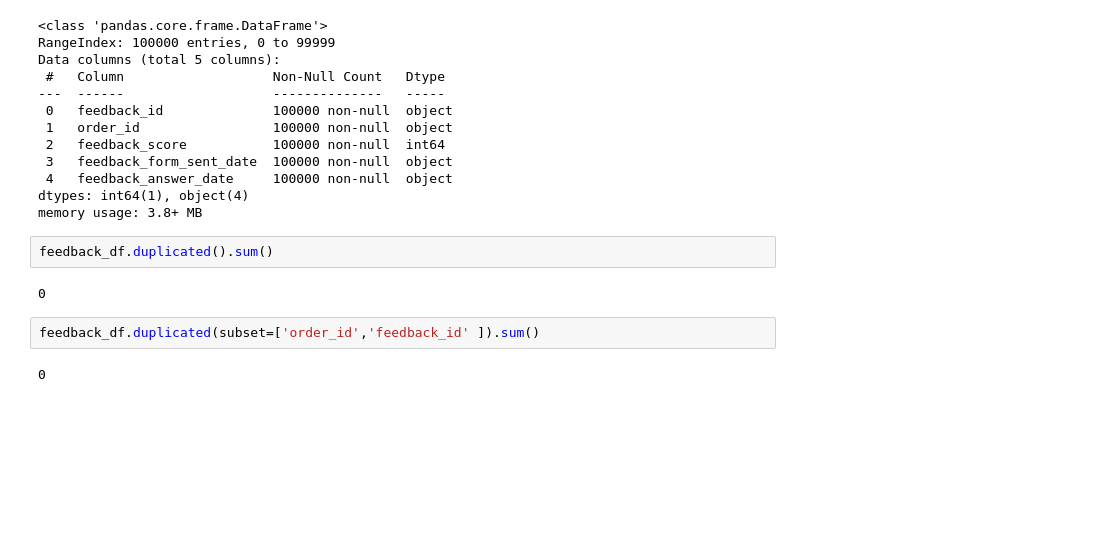
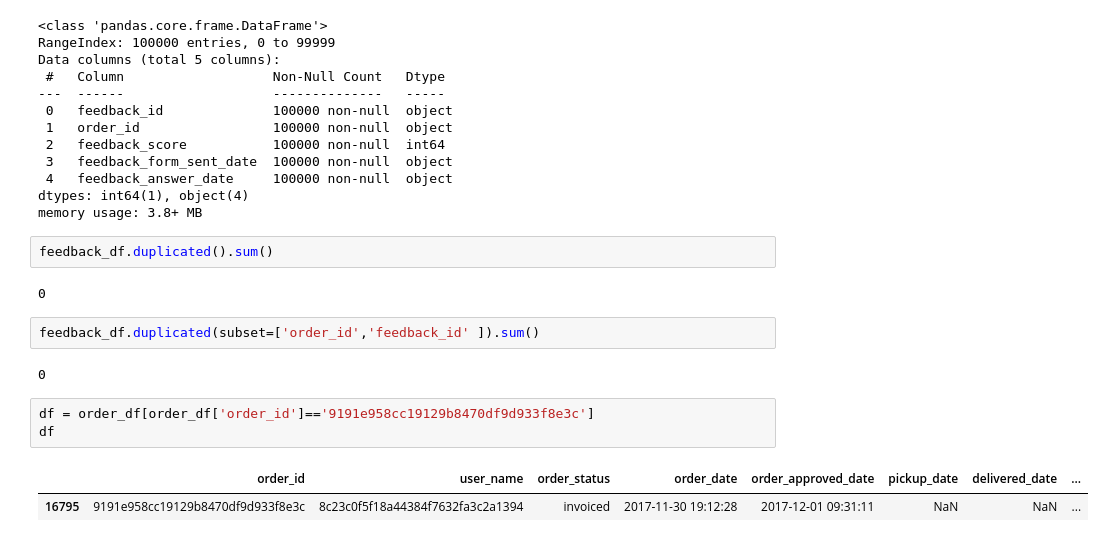
Before and after one commit to AhmedMoFareed/ecommerce-data-warehouse, a Jupyter notebook: data_wrangling_and_cleaning.ipynb, the cells around one changed output. Drawn from its saved outputs; the diff is of its cells as text; blank space fills up the shorter version.

```diff
--- a/data_wrangling_and_cleaning.ipynb
+++ b/data_wrangling_and_cleaning.ipynb
@@ -349,3 +351,9 @@ feedback_df.duplicated().sum()
 feedback_df.duplicated(subset=['order_id','feedback_id' ]).sum()
 # %% [output]
 0
+# %%
+df = order_df[order_df['order_id']=='9191e958cc19129b8470df9d933f8e3c']
+df
+# %% [output]
+|  | order_id | user_name | order_status | order_date | order_approved_date | pickup_date | delivered_date | ... |
+| 16795 | 9191e958cc19129b8470df9d933f8e3c | 8c23c0f5f18a44384f7632fa3c2a1394 | invoiced | 2017-11-30 19:12:28 | 2017-12-01 09:31:11 | NaN | NaN | ... |
```
Also changed, not shown: parts of 20 cells of this notebook, 6 other files.
